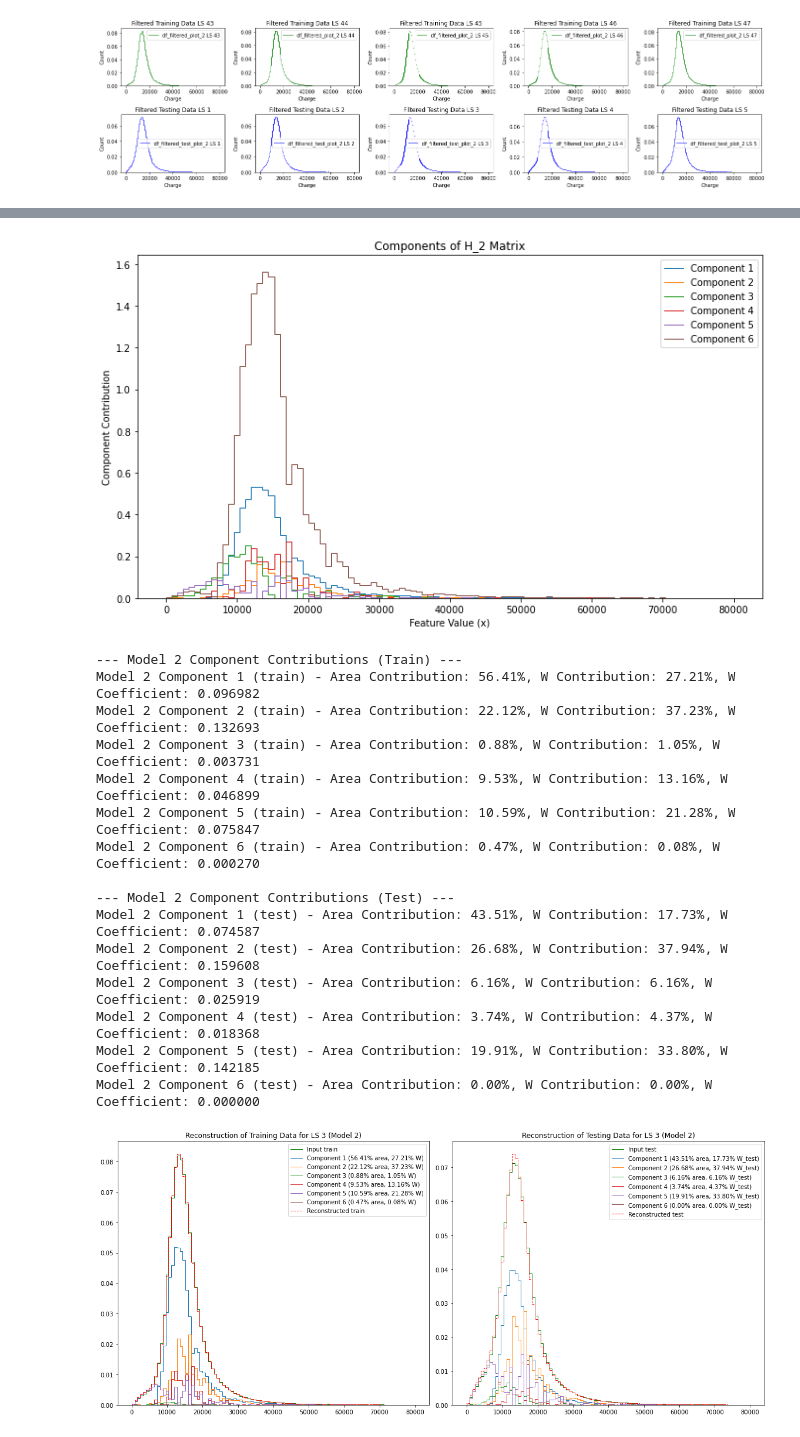
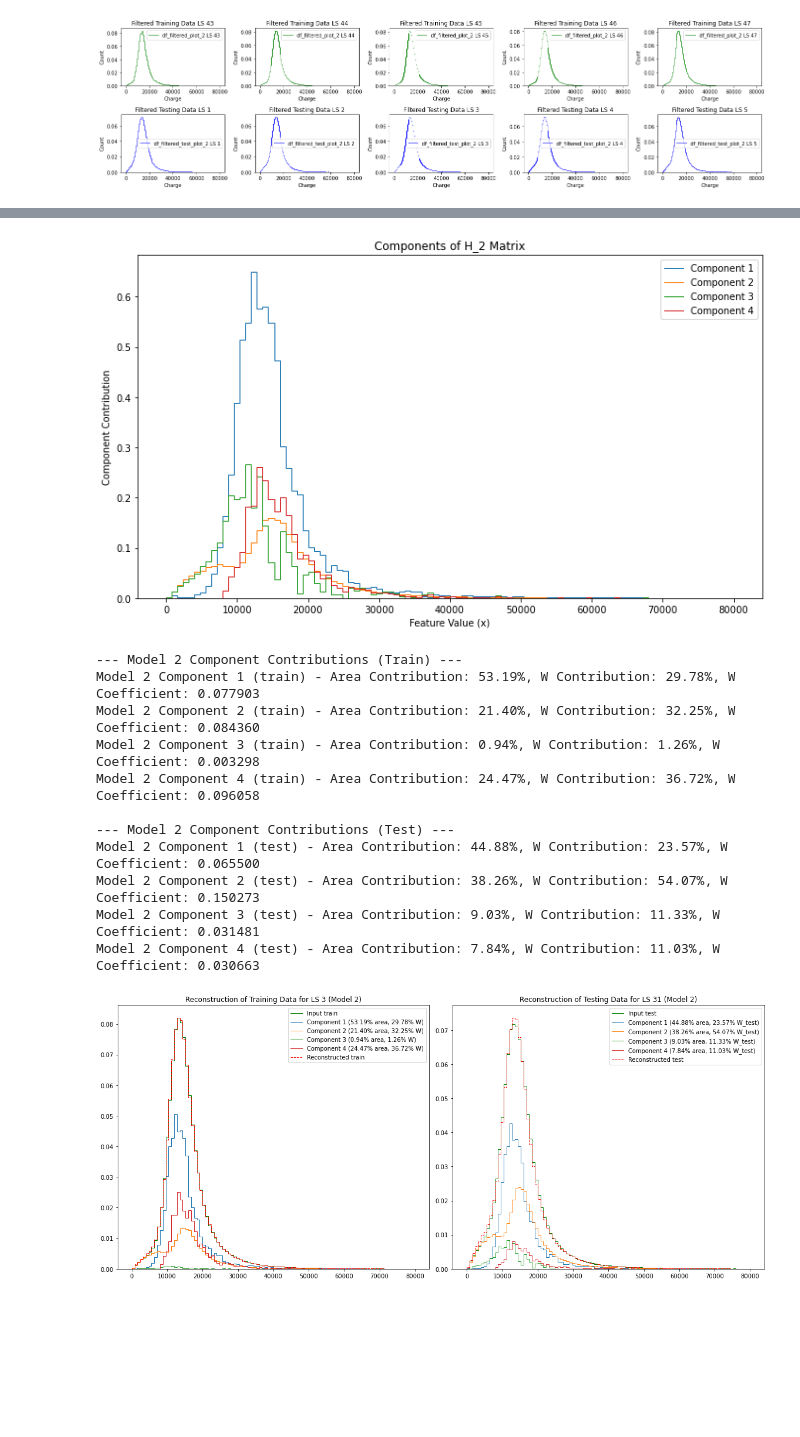
Before and after one commit to tetianmaz/NMF_dials, a Jupyter notebook: notebooks/NMF_loading_dials.ipynb, the cells around one changed output, grey strips where cells are left out. Saved outputs shown, nothing was run; the diff lists cells and outputs as text; code cells hidden in the pictures; blank space fills up the shorter version.

```diff
--- a/notebooks/NMF_loading_dials.ipynb
+++ b/notebooks/NMF_loading_dials.ipynb
@@ -296,5 +333,5 @@ violation: 0.0025225809822511575
 # %%
-model_2 = NMF(n_components=6, random_state=1, init="random", verbose=True)
+model_2 = NMF(n_components=4, random_state=1, init="random", verbose=True)
 W_2 = model_2.fit_transform(dense_matrix_2)
 H_2 = model_2.components_
 
@@ -396,26 +439,22 @@ reconstruction_1.plot_trend(df=df_test_contributions_area, title="Testing Data A
 reconstruction_2 = DataReconstruction(W=W_2, H=H_2, dense_matrix=dense_matrix_2, W_test=W_test_2, dense_matrix_test=dense_matrix_test_2, model_name="Model 2")
 reconstruction_2.plot_all_components(variable_name='H_2')
 # %% [output]
-[figure, old version]
+[figure, new version]
 # %%
-reconstruction_2.plot_reconstruction(ls_train=2, ls_test=2)
+reconstruction_2.plot_reconstruction(ls_train=2, ls_test=30)
 # %% [output]
 --- Model 2 Component Contributions (Train) ---
-Model 2 Component 1 (train) - Area Contribution: 56.41%, W Contribution: 27.21%, W Coefficient: 0.096982
-Model 2 Component 2 (train) - Area Contribution: 22.12%, W Contribution: 37.23%, W Coefficient: 0.132693
-Model 2 Component 3 (train) - Area Contribution: 0.88%, W Contribution: 1.05%, W Coefficient: 0.003731
-Model 2 Component 4 (train) - Area Contribution: 9.53%, W Contribution: 13.16%, W Coefficient: 0.046899
-Model 2 Component 5 (train) - Area Contribution: 10.59%, W Contribution: 21.28%, W Coefficient: 0.075847
-Model 2 Component 6 (train) - Area Contribution: 0.47%, W Contribution: 0.08%, W Coefficient: 0.000270
+Model 2 Component 1 (train) - Area Contribution: 53.19%, W Contribution: 29.78%, W Coefficient: 0.077903
+Model 2 Component 2 (train) - Area Contribution: 21.40%, W Contribution: 32.25%, W Coefficient: 0.084360
+Model 2 Component 3 (train) - Area Contribution: 0.94%, W Contribution: 1.26%, W Coefficient: 0.003298
+Model 2 Component 4 (train) - Area Contribution: 24.47%, W Contribution: 36.72%, W Coefficient: 0.096058
 
 --- Model 2 Component Contributions (Test) ---
-Model 2 Component 1 (test) - Area Contribution: 43.51%, W Contribution: 17.73%, W Coefficient: 0.074587
-Model 2 Component 2 (test) - Area Contribution: 26.68%, W Contribution: 37.94%, W Coefficient: 0.159608
-Model 2 Component 3 (test) - Area Contribution: 6.16%, W Contribution: 6.16%, W Coefficient: 0.025919
-Model 2 Component 4 (test) - Area Contribution: 3.74%, W Contribution: 4.37%, W Coefficient: 0.018368
-Model 2 Component 5 (test) - Area Contribution: 19.91%, W Contribution: 33.80%, W Coefficient: 0.142185
-Model 2 Component 6 (test) - Area Contribution: 0.00%, W Contribution: 0.00%, W Coefficient: 0.000000
+Model 2 Component 1 (test) - Area Contribution: 44.88%, W Contribution: 23.57%, W Coefficient: 0.065500
+Model 2 Component 2 (test) - Area Contribution: 38.26%, W Contribution: 54.07%, W Coefficient: 0.150273
+Model 2 Component 3 (test) - Area Contribution: 9.03%, W Contribution: 11.33%, W Coefficient: 0.031481
+Model 2 Component 4 (test) - Area Contribution: 7.84%, W Contribution: 11.03%, W Coefficient: 0.030663
-[figure, old version]
+[figure, new version]
 # %%
 df_train_contributions_area_2 = reconstruction_2.collect_contributions(
     W=reconstruction_2.W,
```
Also changed, not shown: parts of 45 cells of this notebook, 5 other files.
